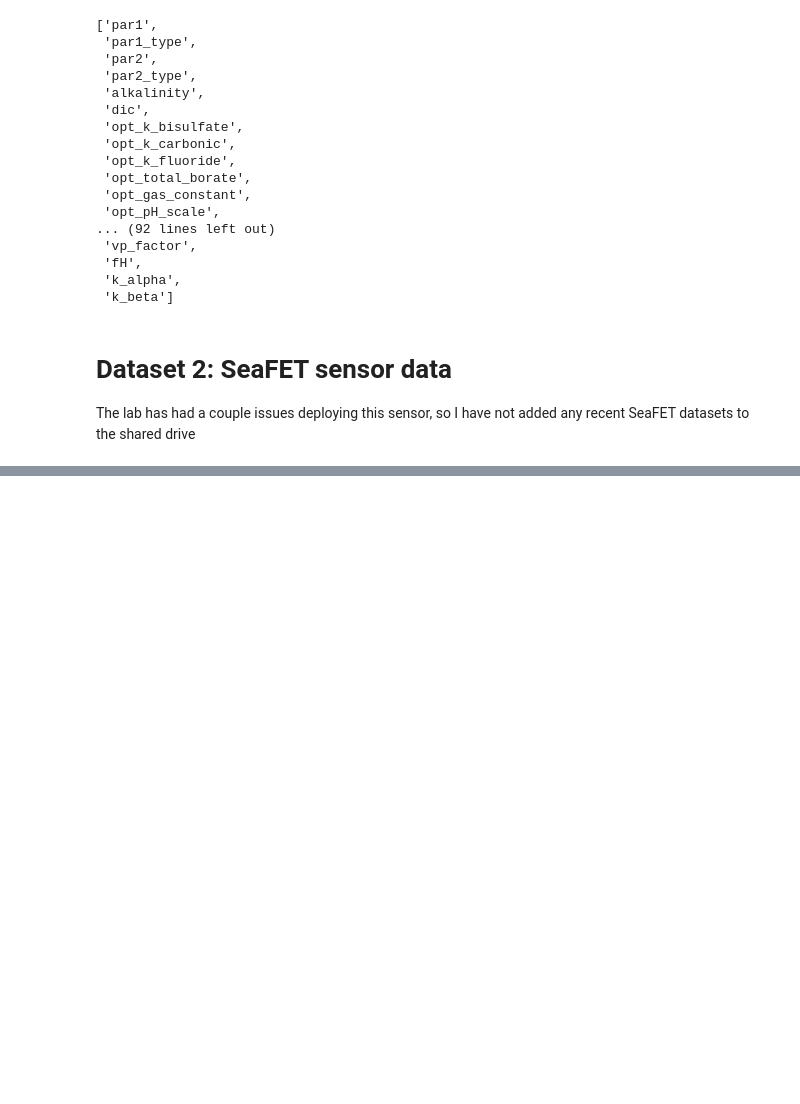
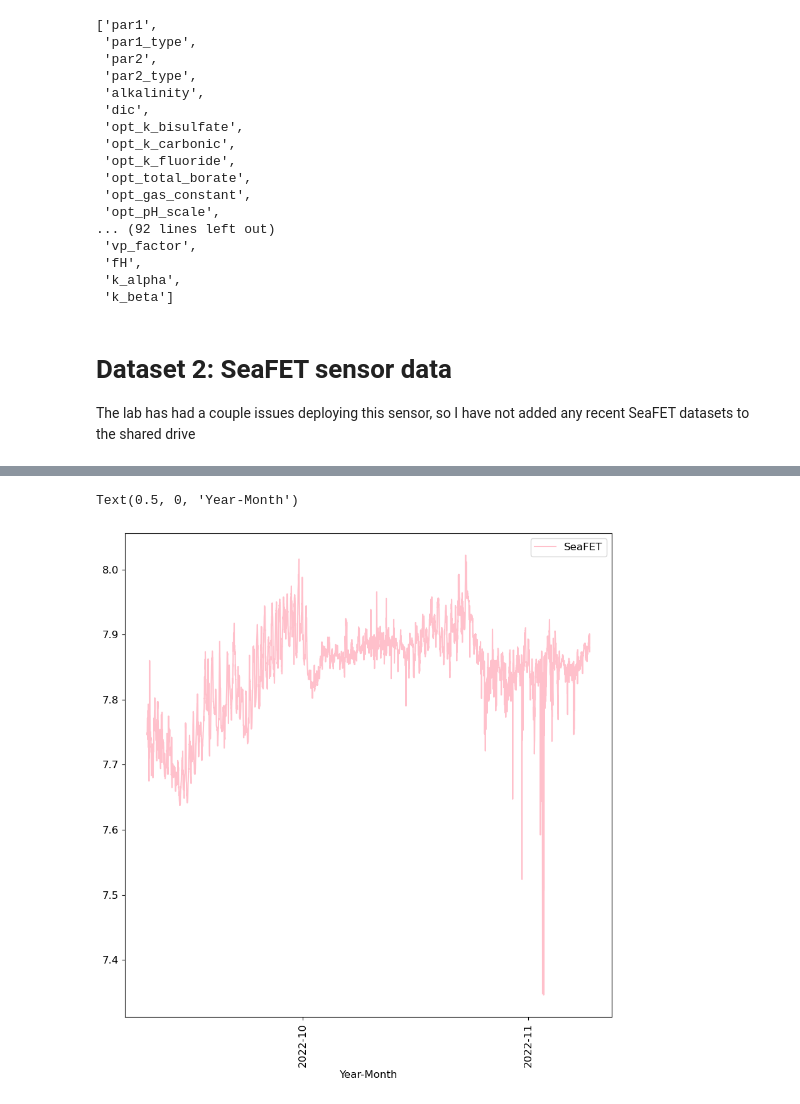
Before and after one commit to abby-baskind/phyto, a Jupyter notebook: for_georgia.ipynb, the cells around one changed output, grey strips where cells are left out. Cells and saved outputs as stored; diff of their text form; code cells hidden in the pictures; blank space fills up the shorter version.

```diff
--- a/for_georgia.ipynb
+++ b/for_georgia.ipynb
@@ -278,3 +299,8 @@ list(results.keys())
 # Dataset 2: SeaFET sensor data
 
 The lab has had a couple issues deploying this sensor, so I have not added any recent SeaFET datasets to the shared drive
+# %%
+pH_data = pd.read_csv('/Users/akbaskind/Desktop/Dissertation/pH.csv')
+pH_data.drop(pH_data.tail(6).index,inplace=True)
+# %%
+pH_data["DateTime"] = pd.to_datetime(pH_data["DateTime (UTC-04:00)"]) - timedelta(hours = 5)
@@ -280,0 +323,11 @@ The lab has had a couple issues deploying this sensor, so I have not added any r
+# %%
+fig,ax = plt.subplots(figsize=[10,10])
+ax.plot(pH_data['DateTime'], pH_data['External pH (pH)'], color = 'pink', label = 'SeaFET')
+ax.xaxis.set_major_locator(mdates.MonthLocator(interval=1))
+ax.tick_params('x',labelsize = 12, labelrotation = 90)
+ax.tick_params('y',labelsize = 12)
+ax.legend(fontsize = 12)
+ax.set_xlabel('Year-Month', fontsize = 12)
+# %% [output]
+Text(0.5, 0, 'Year-Month')
+[figure, added]
```
Also changed, not shown: parts of 11 cells of this notebook, 2 other files.
